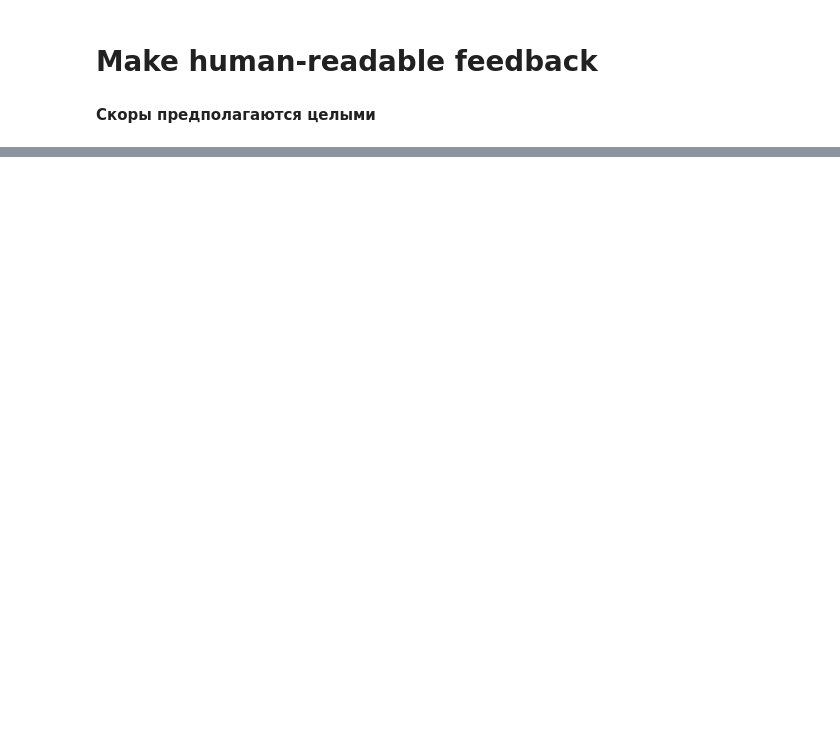
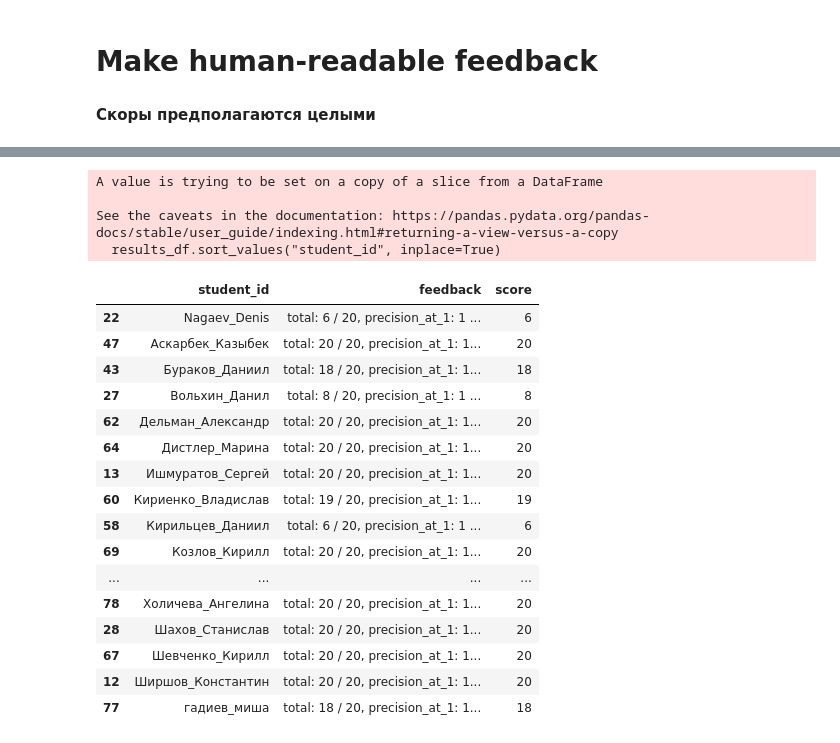
Before and after one commit to feldlime/nbgrader-itmo-recsys-2025-spring, a Jupyter notebook: nbgrader/app/scripts/autograde_hw_1.ipynb, the cells around one changed output, grey strips where cells are left out. Saved outputs shown, nothing was run; the diff lists cells and outputs as text; code cells hidden in the pictures; blank space fills up the shorter version.

```diff
--- a/nbgrader/app/scripts/autograde_hw_1.ipynb
+++ b/nbgrader/app/scripts/autograde_hw_1.ipynb
@@ -239 +230,26 @@ df
+# %%
+results_df.sort_values("student_id", inplace=True)
+results_df
+# %% [output]
+A value is trying to be set on a copy of a slice from a DataFrame
+
+See the caveats in the documentation: https://pandas.pydata.org/pandas-docs/stable/user_guide/indexing.html#returning-a-view-versus-a-copy
+  results_df.sort_values("student_id", inplace=True)
+|  | student_id | feedback | score |
+| 22 | Nagaev_Denis | total: 6 / 20, precision_at_1: 1 ... | 6 |
+| 47 | Аскарбек_Казыбек | total: 20 / 20, precision_at_1: 1... | 20 |
+| 43 | Бураков_Даниил | total: 18 / 20, precision_at_1: 1... | 18 |
+| 27 | Вольхин_Данил | total: 8 / 20, precision_at_1: 1 ... | 8 |
+| 62 | Дельман_Александр | total: 20 / 20, precision_at_1: 1... | 20 |
+| 64 | Дистлер_Марина | total: 20 / 20, precision_at_1: 1... | 20 |
+| 13 | Ишмуратов_Сергей | total: 20 / 20, precision_at_1: 1... | 20 |
+| 60 | Кириенко_Владислав | total: 19 / 20, precision_at_1: 1... | 19 |
+| 58 | Кирильцев_Даниил | total: 6 / 20, precision_at_1: 1 ... | 6 |
+| 69 | Козлов_Кирилл | total: 20 / 20, precision_at_1: 1... | 20 |
+| ... | ... | ... | ... |
+| 78 | Холичева_Ангелина | total: 20 / 20, precision_at_1: 1... | 20 |
+| 28 | Шахов_Станислав | total: 20 / 20, precision_at_1: 1... | 20 |
+| 67 | Шевченко_Кирилл | total: 20 / 20, precision_at_1: 1... | 20 |
+| 12 | Ширшов_Константин | total: 20 / 20, precision_at_1: 1... | 20 |
+| 77 | гадиев_миша | total: 18 / 20, precision_at_1: 1... | 18 |
 # %%
```
Also changed, not shown: parts of 30 cells of this notebook, 8 other files.
